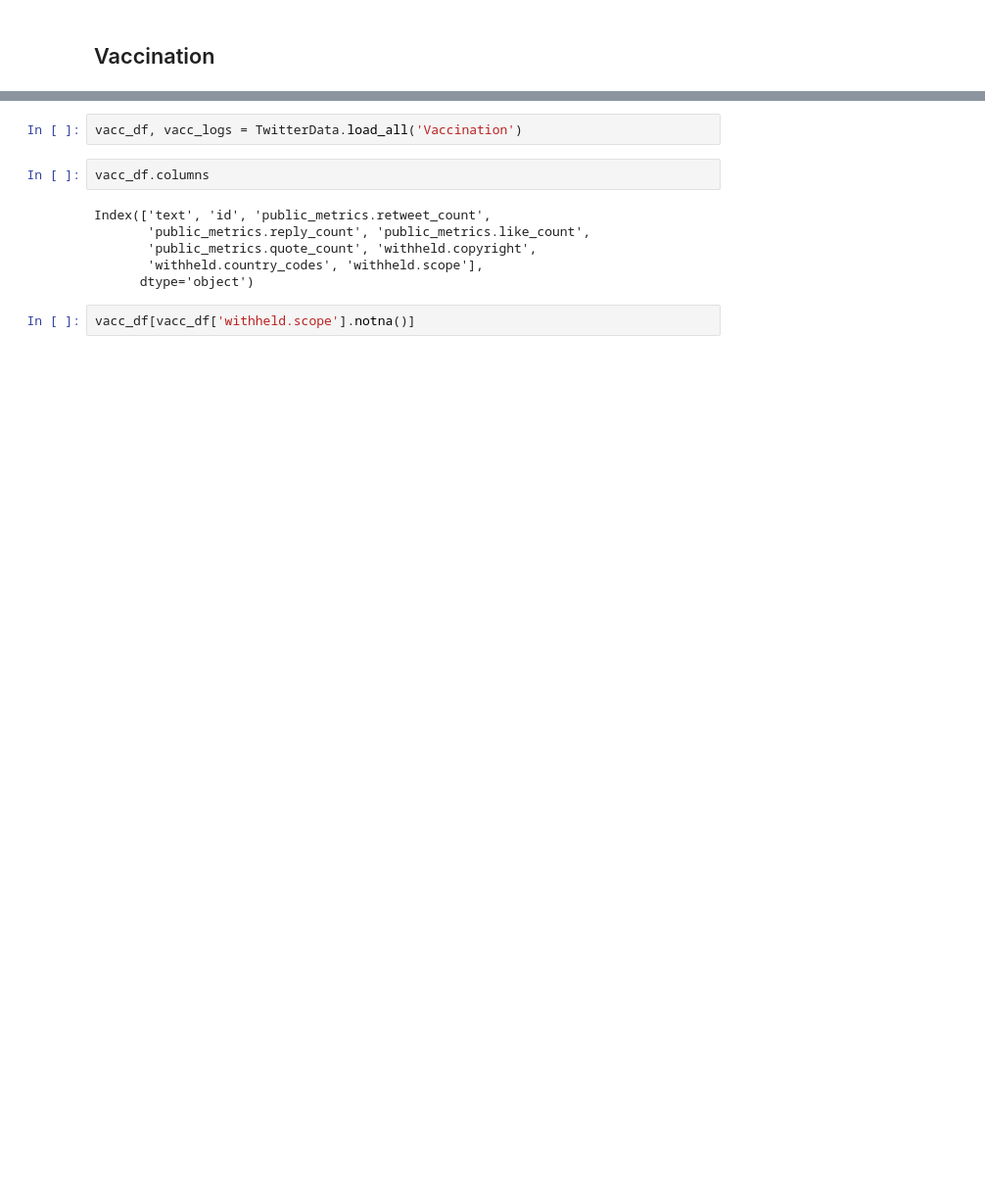
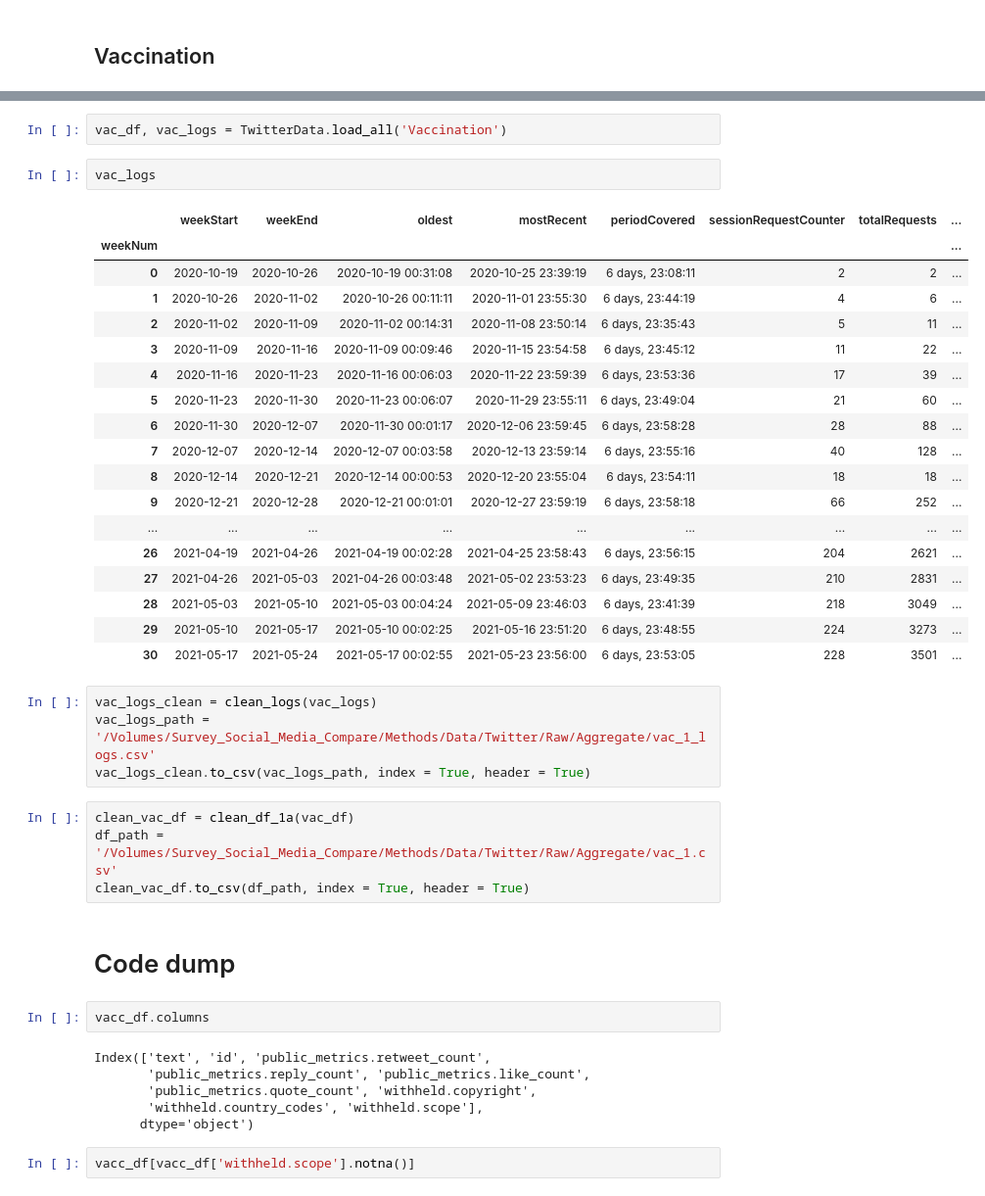
Before and after one commit to factitious/survey_v_social_media, a Jupyter notebook: Methods/Scripts/Twitter/Main.ipynb, the cells around one changed output, grey strips where cells are left out. Shown at 98% size. Drawn from its saved outputs; the diff is of its cells as text; blank space fills up the shorter version.

```diff
--- a/Methods/Scripts/Twitter/Main.ipynb
+++ b/Methods/Scripts/Twitter/Main.ipynb
@@ -145,5 +162,36 @@ clean_emp_df.head()
 # %%
-vacc_df, vacc_logs = TwitterData.load_all('Vaccination')
+vac_df, vac_logs = TwitterData.load_all('Vaccination')
+# %%
+vac_logs
+# %% [output]
+|  | weekStart | weekEnd | oldest | mostRecent | periodCovered | sessionRequestCounter | totalRequests | ... |
+| weekNum |  |  |  |  |  |  |  | ... |
+| 0 | 2020-10-19 | 2020-10-26 | 2020-10-19 00:31:08 | 2020-10-25 23:39:19 | 6 days, 23:08:11 | 2 | 2 | ... |
+| 1 | 2020-10-26 | 2020-11-02 | 2020-10-26 00:11:11 | 2020-11-01 23:55:30 | 6 days, 23:44:19 | 4 | 6 | ... |
+| 2 | 2020-11-02 | 2020-11-09 | 2020-11-02 00:14:31 | 2020-11-08 23:50:14 | 6 days, 23:35:43 | 5 | 11 | ... |
+| 3 | 2020-11-09 | 2020-11-16 | 2020-11-09 00:09:46 | 2020-11-15 23:54:58 | 6 days, 23:45:12 | 11 | 22 | ... |
+| 4 | 2020-11-16 | 2020-11-23 | 2020-11-16 00:06:03 | 2020-11-22 23:59:39 | 6 days, 23:53:36 | 17 | 39 | ... |
+| 5 | 2020-11-23 | 2020-11-30 | 2020-11-23 00:06:07 | 2020-11-29 23:55:11 | 6 days, 23:49:04 | 21 | 60 | ... |
+| 6 | 2020-11-30 | 2020-12-07 | 2020-11-30 00:01:17 | 2020-12-06 23:59:45 | 6 days, 23:58:28 | 28 | 88 | ... |
+| 7 | 2020-12-07 | 2020-12-14 | 2020-12-07 00:03:58 | 2020-12-13 23:59:14 | 6 days, 23:55:16 | 40 | 128 | ... |
+| 8 | 2020-12-14 | 2020-12-21 | 2020-12-14 00:00:53 | 2020-12-20 23:55:04 | 6 days, 23:54:11 | 18 | 18 | ... |
+| 9 | 2020-12-21 | 2020-12-28 | 2020-12-21 00:01:01 | 2020-12-27 23:59:19 | 6 days, 23:58:18 | 66 | 252 | ... |
+| ... | ... | ... | ... | ... | ... | ... | ... | ... |
+| 26 | 2021-04-19 | 2021-04-26 | 2021-04-19 00:02:28 | 2021-04-25 23:58:43 | 6 days, 23:56:15 | 204 | 2621 | ... |
+| 27 | 2021-04-26 | 2021-05-03 | 2021-04-26 00:03:48 | 2021-05-02 23:53:23 | 6 days, 23:49:35 | 210 | 2831 | ... |
+| 28 | 2021-05-03 | 2021-05-10 | 2021-05-03 00:04:24 | 2021-05-09 23:46:03 | 6 days, 23:41:39 | 218 | 3049 | ... |
+| 29 | 2021-05-10 | 2021-05-17 | 2021-05-10 00:02:25 | 2021-05-16 23:51:20 | 6 days, 23:48:55 | 224 | 3273 | ... |
+| 30 | 2021-05-17 | 2021-05-24 | 2021-05-17 00:02:55 | 2021-05-23 23:56:00 | 6 days, 23:53:05 | 228 | 3501 | ... |
+# %%
+vac_logs_clean = clean_logs(vac_logs)
+vac_logs_path = '/Volumes/Survey_Social_Media_Compare/Methods/Data/Twitter/Raw/Aggregate/vac_1_logs.csv'
+vac_logs_clean.to_csv(vac_logs_path, index = True, header = True)
+# %%
+clean_vac_df = clean_df_1a(vac_df)
+df_path = '/Volumes/Survey_Social_Media_Compare/Methods/Data/Twitter/Raw/Aggregate/vac_1.csv'
+clean_vac_df.to_csv(df_path, index = True, header = True)
+# %% [markdown]
+# Code dump
 # %%
 vacc_df.columns
 # %% [output]
```
Also changed, not shown: parts of 6 cells of this notebook, 3 other files.
